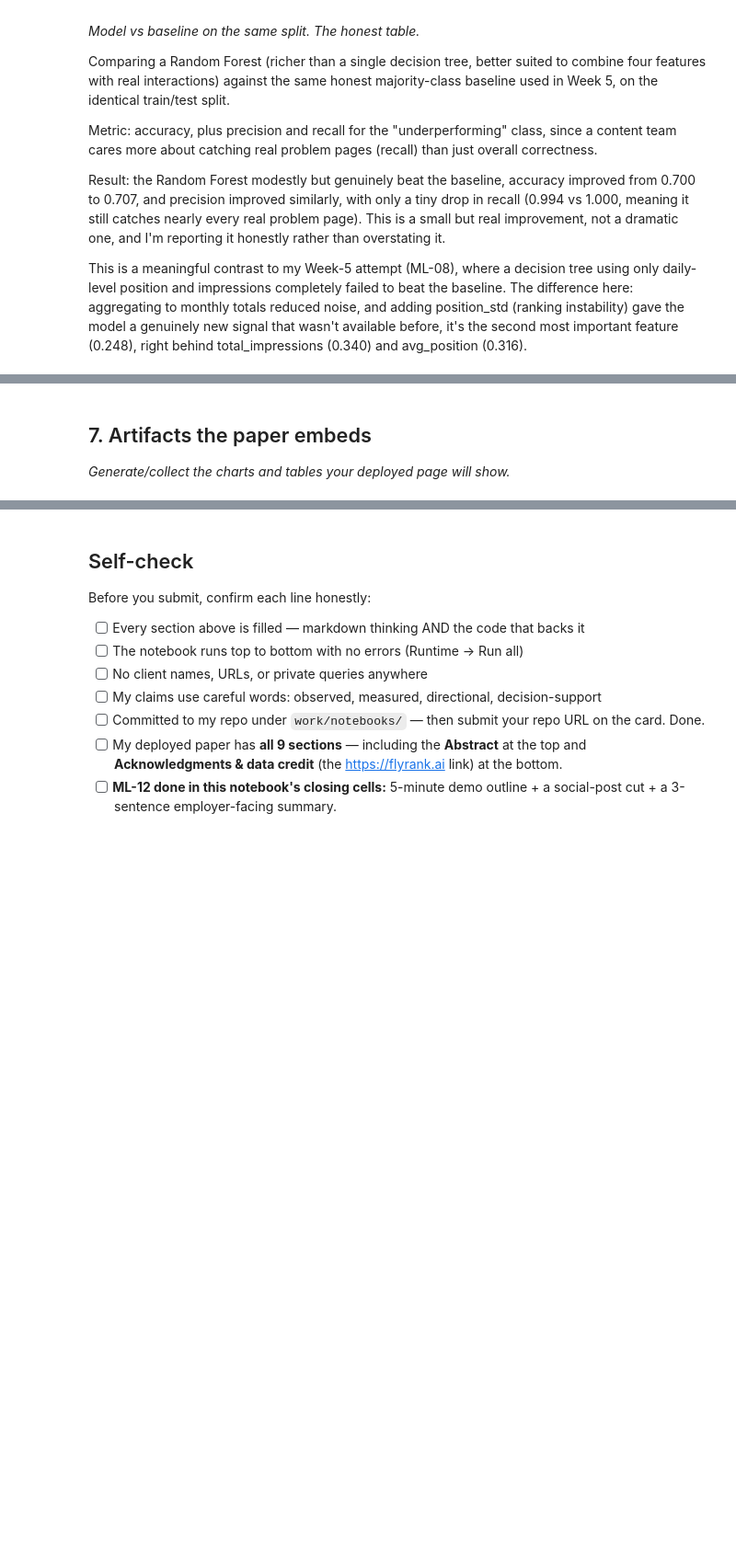
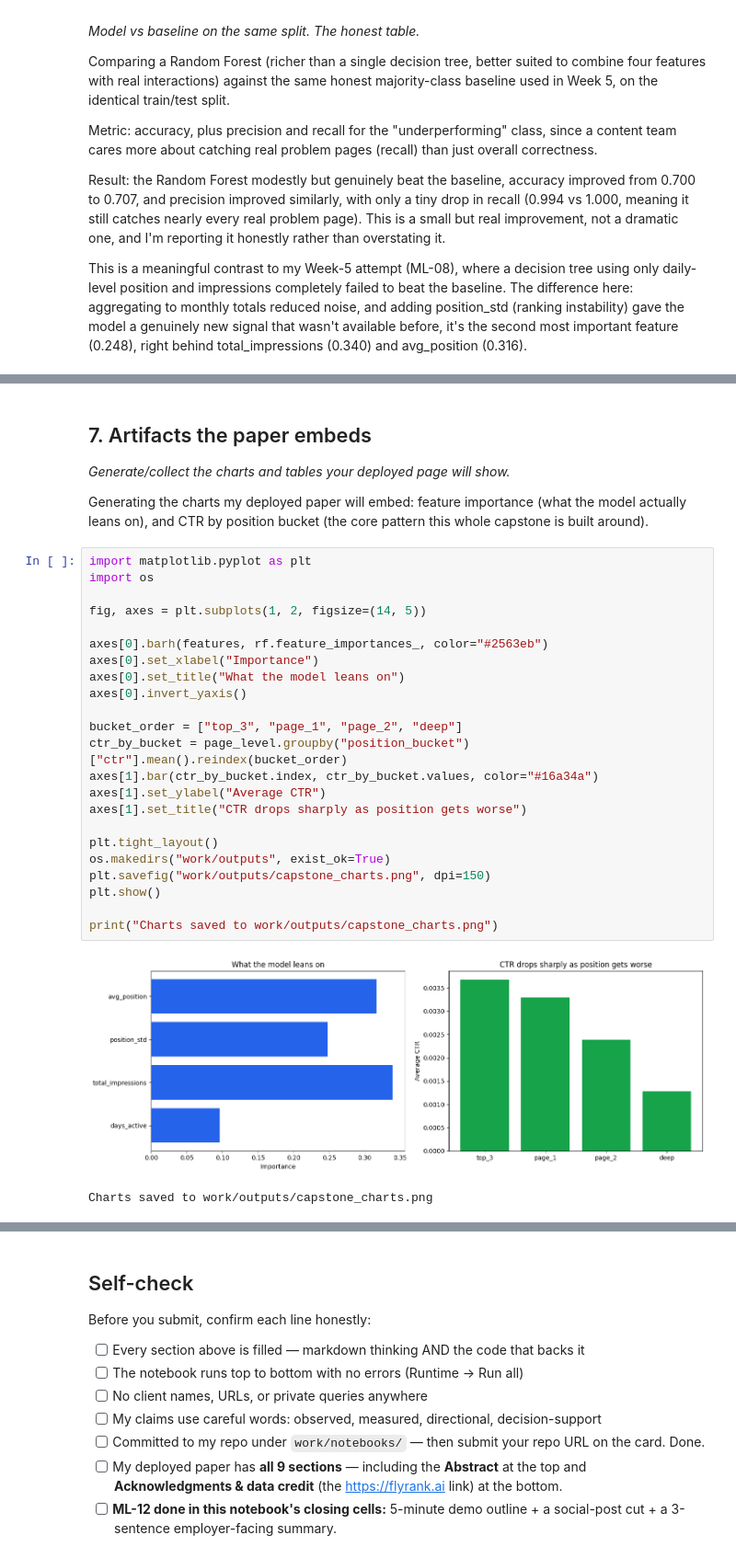
Before and after one commit to Lujain-Mahesar/flyrank-ml-internship, a Jupyter notebook: work/notebooks/capstone.ipynb, the cells around one changed output, grey strips where cells are left out. Shown at 92% size. Saved outputs shown, nothing was run; the diff lists cells and outputs as text; blank space fills up the shorter version.

```diff
--- a/work/notebooks/capstone.ipynb
+++ b/work/notebooks/capstone.ipynb
@@ -244,3 +368,33 @@ for feat, imp in zip(features, rf.feature_importances_):
 ## 7. Artifacts the paper embeds
 
 *Generate/collect the charts and tables your deployed page will show.*
+
+Generating the charts my deployed paper will embed: feature importance
+(what the model actually leans on), and CTR by position bucket (the core
+pattern this whole capstone is built around).
+# %%
+import matplotlib.pyplot as plt
+import os
+
+fig, axes = plt.subplots(1, 2, figsize=(14, 5))
+
+axes[0].barh(features, rf.feature_importances_, color="#2563eb")
+axes[0].set_xlabel("Importance")
+axes[0].set_title("What the model leans on")
+axes[0].invert_yaxis()
+
+bucket_order = ["top_3", "page_1", "page_2", "deep"]
+ctr_by_bucket = page_level.groupby("position_bucket")["ctr"].mean().reindex(bucket_order)
+axes[1].bar(ctr_by_bucket.index, ctr_by_bucket.values, color="#16a34a")
+axes[1].set_ylabel("Average CTR")
+axes[1].set_title("CTR drops sharply as position gets worse")
+
+plt.tight_layout()
+os.makedirs("work/outputs", exist_ok=True)
+plt.savefig("work/outputs/capstone_charts.png", dpi=150)
+plt.show()
+
+print("Charts saved to work/outputs/capstone_charts.png")
+# %% [output]
+[figure, added]
+Charts saved to work/outputs/capstone_charts.png
```
Also changed, not shown: parts of 10 cells of this notebook.
